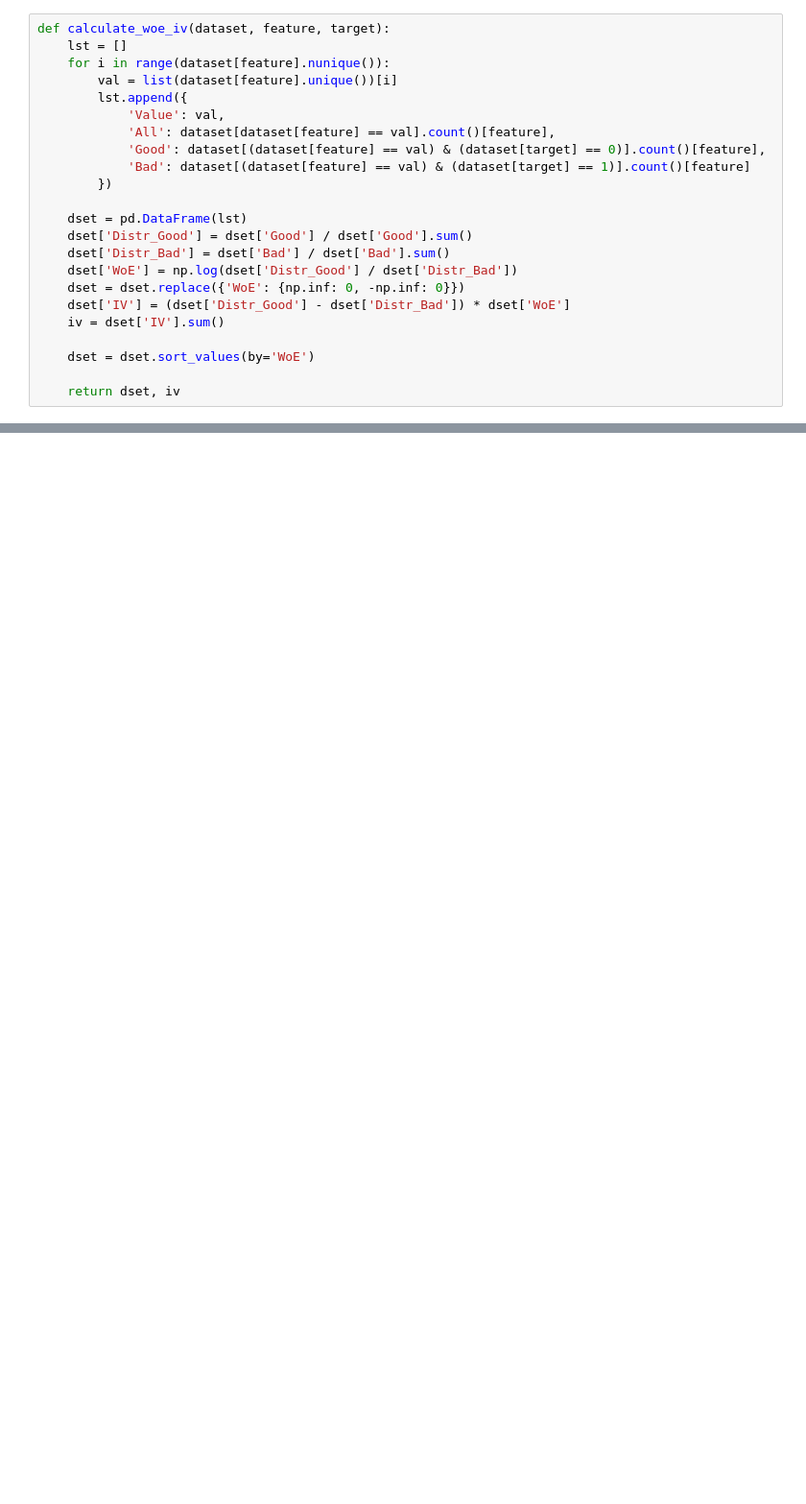
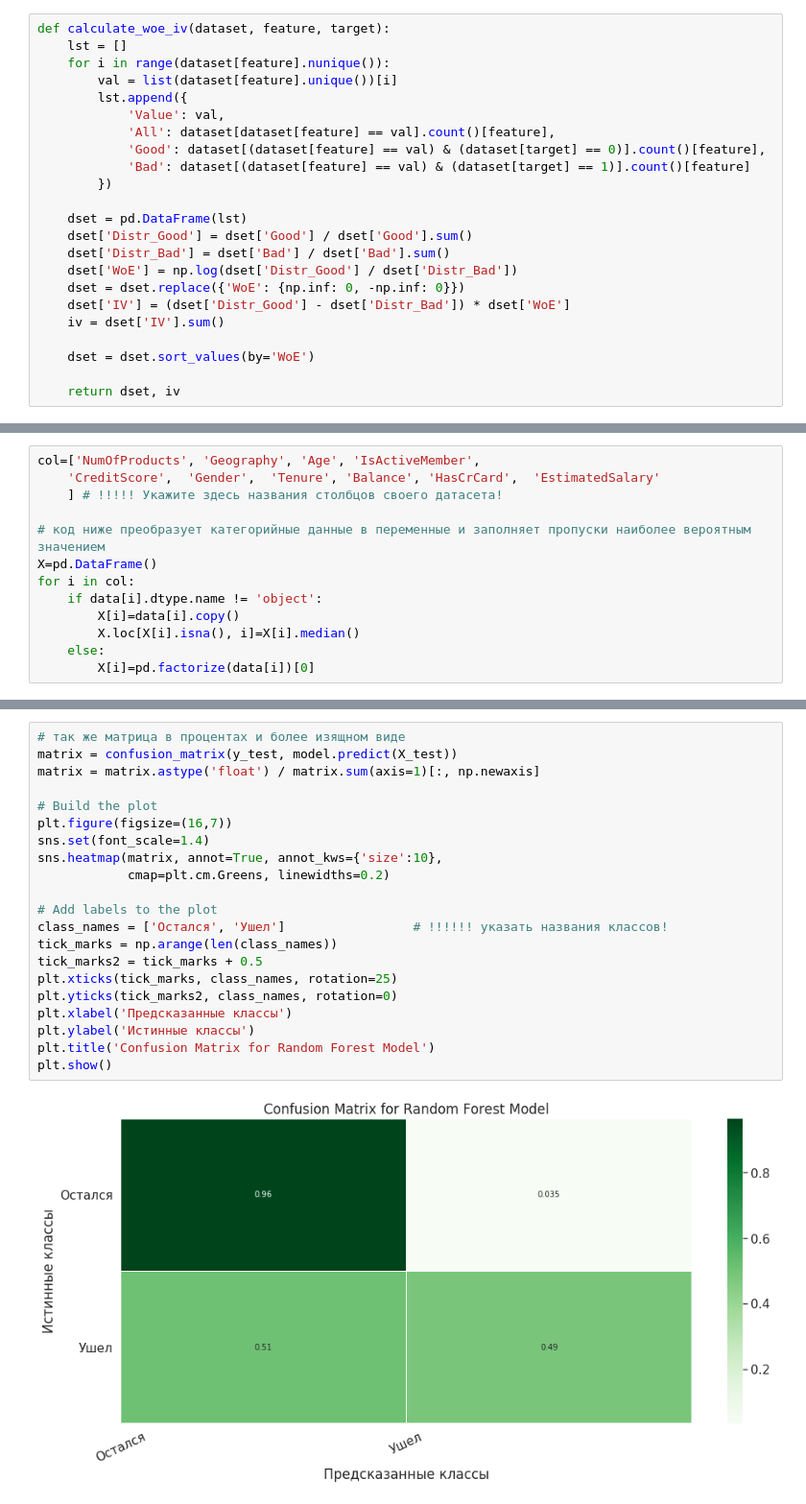
Before and after one commit to KAA85/DataDriven, a Jupyter notebook: Relevance_analysis.ipynb, the cells around one changed output, grey strips where cells are left out. Shown: that part at 96% size. Drawn from its saved outputs; the diff is of its cells as text; blank space fills up the shorter version.

```diff
--- a/Relevance_analysis.ipynb
+++ b/Relevance_analysis.ipynb
@@ -196,0 +199,13 @@ sns.heatmap(corr_matrix,
+# %%
+col=['NumOfProducts', 'Geography', 'Age', 'IsActiveMember',
+    'CreditScore',  'Gender',  'Tenure', 'Balance', 'HasCrCard',  'EstimatedSalary'
+    ] # !!!!! Укажите здесь названия столбцов своего датасета!
+
+# код ниже преобразует категорийные данные в переменные и заполняет пропуски наиболее вероятным значением
+X=pd.DataFrame()
+for i in col:
+    if data[i].dtype.name != 'object':
+        X[i]=data[i].copy()
+        X.loc[X[i].isna(), i]=X[i].median()
+    else:
+        X[i]=pd.factorize(data[i])[0]
@@ -196,0 +294,23 @@ sns.heatmap(corr_matrix,
+# %%
+# так же матрица в процентах и более изящном виде
+matrix = confusion_matrix(y_test, model.predict(X_test))
+matrix = matrix.astype('float') / matrix.sum(axis=1)[:, np.newaxis]
+
+# Build the plot
+plt.figure(figsize=(16,7))
+sns.set(font_scale=1.4)
+sns.heatmap(matrix, annot=True, annot_kws={'size':10},
+            cmap=plt.cm.Greens, linewidths=0.2)
+
+# Add labels to the plot
+class_names = ['Остался', 'Ушел']                 # !!!!!! указать названия классов!
+tick_marks = np.arange(len(class_names))
+tick_marks2 = tick_marks + 0.5
+plt.xticks(tick_marks, class_names, rotation=25)
+plt.yticks(tick_marks2, class_names, rotation=0)
+plt.xlabel('Предсказанные классы')
+plt.ylabel('Истинные классы')
+plt.title('Confusion Matrix for Random Forest Model')
+plt.show()
+# %% [output]
+[figure, added]
```
Also changed, not shown: parts of 51 cells of this notebook.
